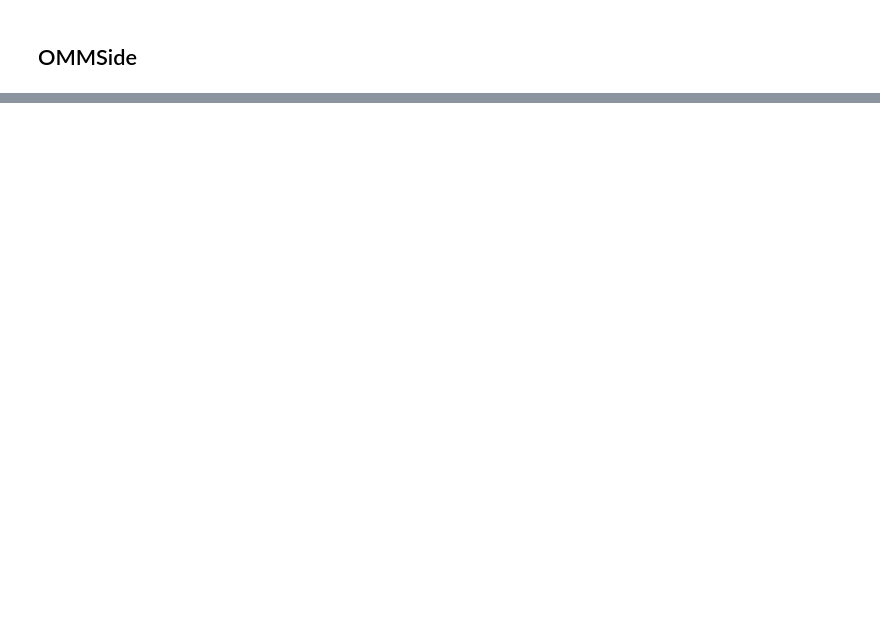
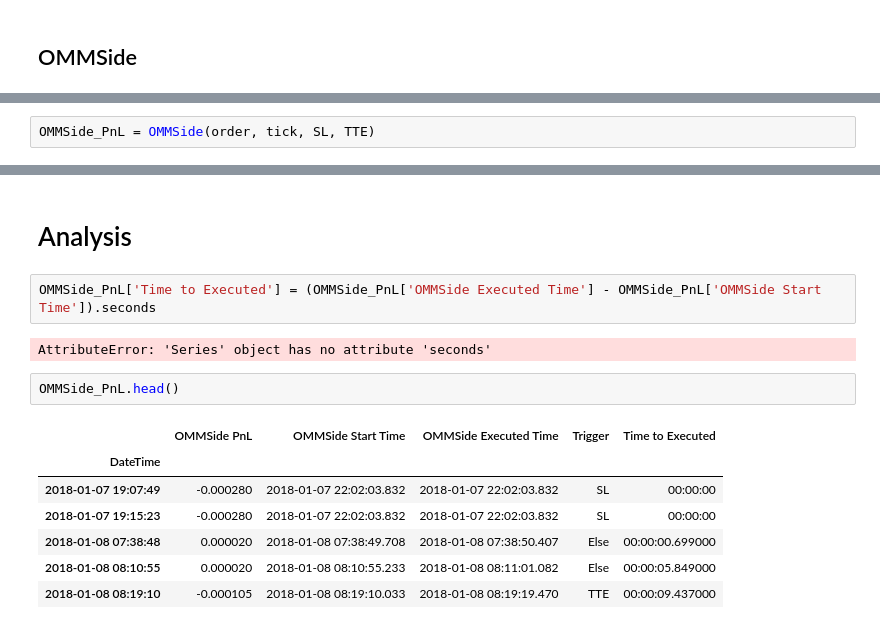
Before and after one commit to seanahmad/FRE-7251-Algo-Trading, a Jupyter notebook: week 3/Project_3.ipynb, the cells around one changed output, grey strips where cells are left out. Saved outputs shown, nothing was run; the diff lists cells and outputs as text; blank space fills up the shorter version.

```diff
--- a/week 3/Project_3.ipynb
+++ b/week 3/Project_3.ipynb
@@ -282,0 +321,2 @@ nearest[0]
+# %%
+OMMSide_PnL = OMMSide(order, tick, SL, TTE)
@@ -282,0 +333,16 @@ nearest[0]
+# %% [markdown]
+# Analysis
+# %%
+OMMSide_PnL['Time to Executed'] = (OMMSide_PnL['OMMSide Executed Time'] - OMMSide_PnL['OMMSide Start Time']).seconds
+# %% [output]
+AttributeError: 'Series' object has no attribute 'seconds'
+# %%
+OMMSide_PnL.head()
+# %% [output]
+|  | OMMSide PnL | OMMSide Start Time | OMMSide Executed Time | Trigger | Time to Executed |
+| DateTime |  |  |  |  |  |
+| 2018-01-07 19:07:49 | -0.000280 | 2018-01-07 22:02:03.832 | 2018-01-07 22:02:03.832 | SL | 00:00:00 |
+| 2018-01-07 19:15:23 | -0.000280 | 2018-01-07 22:02:03.832 | 2018-01-07 22:02:03.832 | SL | 00:00:00 |
+| 2018-01-08 07:38:48 | 0.000020 | 2018-01-08 07:38:49.708 | 2018-01-08 07:38:50.407 | Else | 00:00:00.699000 |
+| 2018-01-08 08:10:55 | 0.000020 | 2018-01-08 08:10:55.233 | 2018-01-08 08:11:01.082 | Else | 00:00:05.849000 |
+| 2018-01-08 08:19:10 | -0.000105 | 2018-01-08 08:19:10.033 | 2018-01-08 08:19:19.470 | TTE | 00:00:09.437000 |
```
Also changed, not shown: parts of 27 cells of this notebook.
